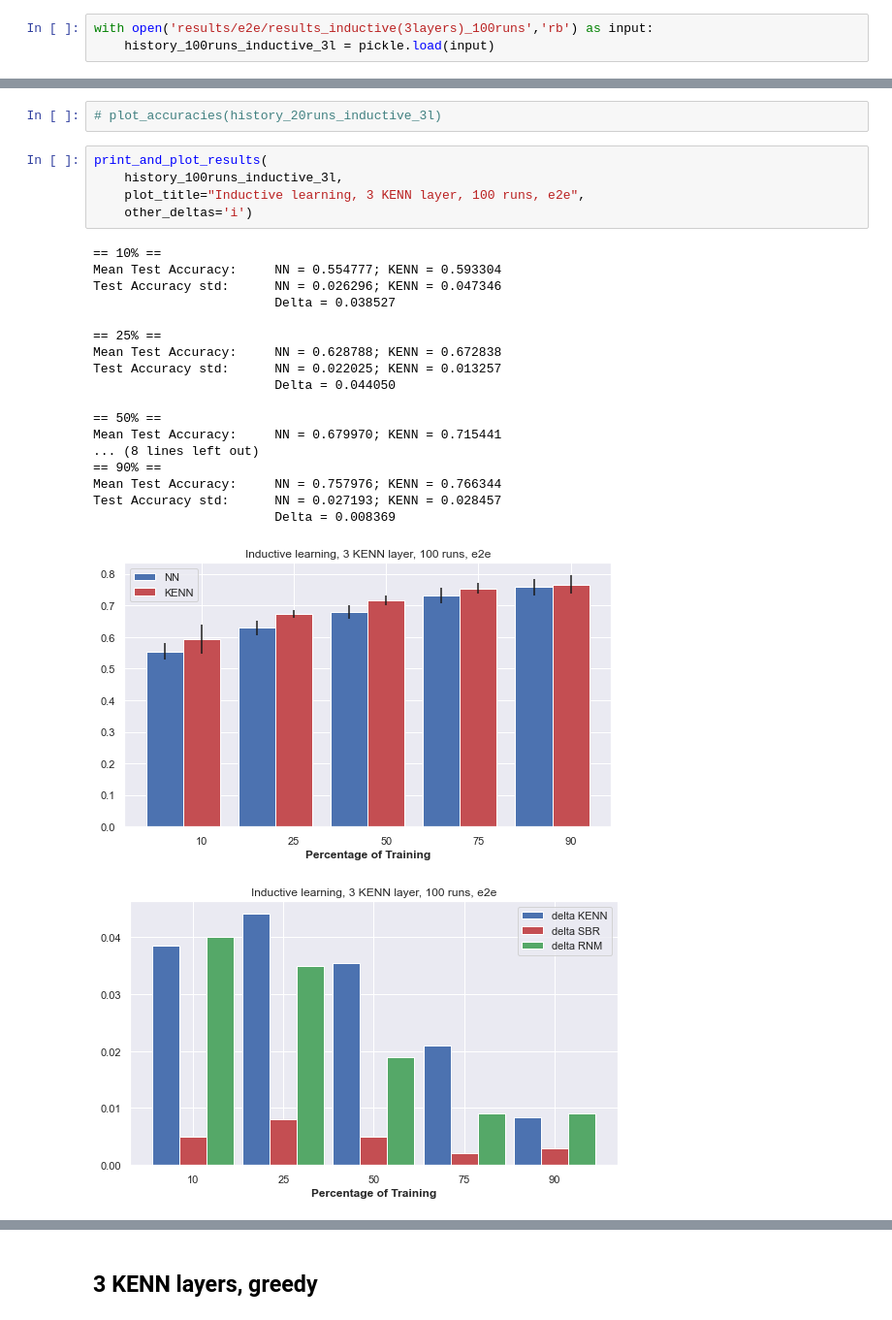
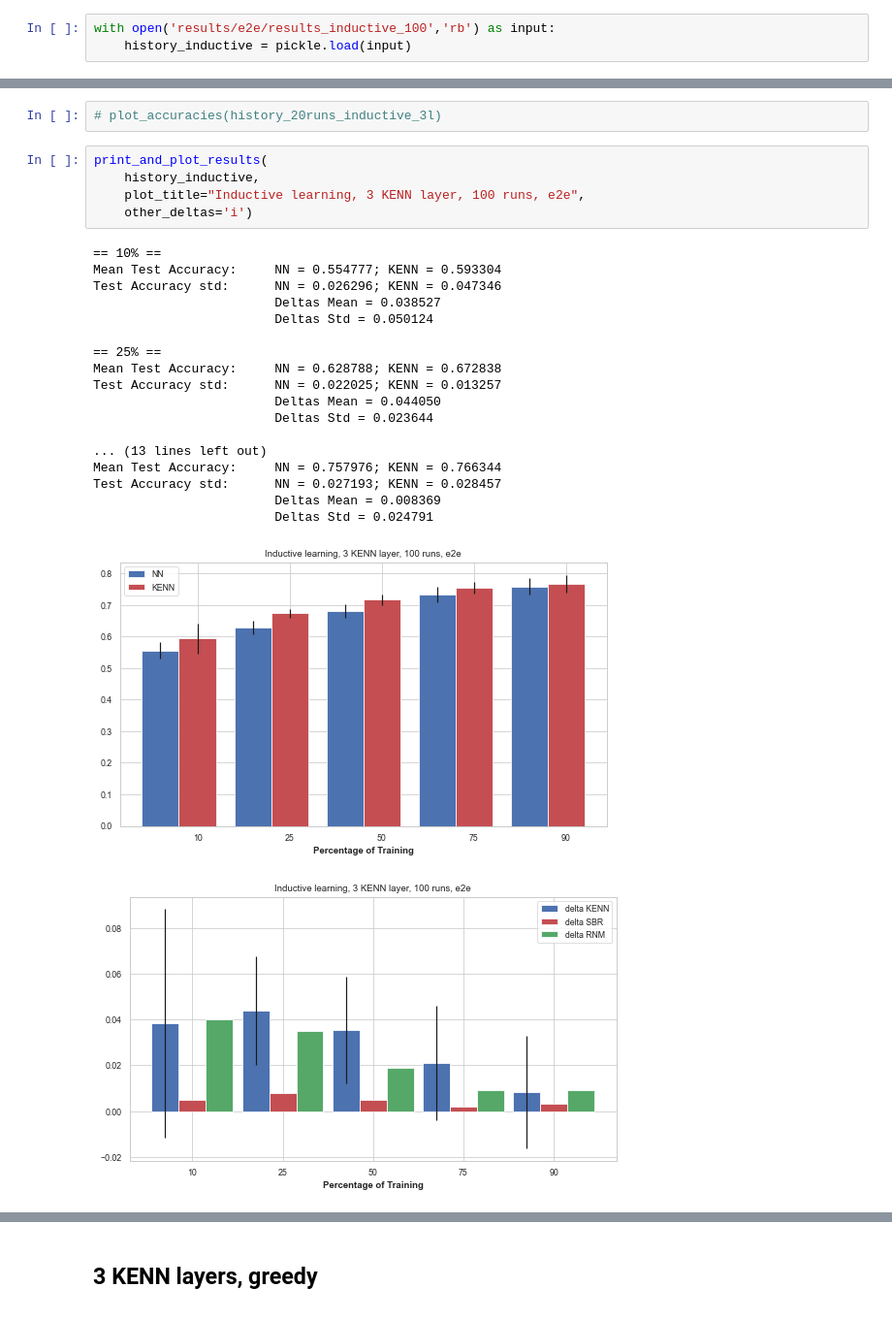
Before and after one commit to rmazzier/KENN-Citeseer-Experiments, a Jupyter notebook: final_results.ipynb, the cells around one changed output, grey strips where cells are left out. Shown at 97% size. Drawn from its saved outputs; the diff is of its cells as text.

Commit message:
clean nb, html and results

```diff
--- a/final_results.ipynb
+++ b/final_results.ipynb
@@ -12,34 +12,34 @@ import pickle
 # %% [markdown]
 ## 3 KENN layers, e2e
 # %%
-with open('results/e2e/results_inductive(3layers)_100runs','rb') as input:
-    history_100runs_inductive_3l = pickle.load(input)
+with open('results/e2e/results_inductive_100','rb') as input:
+    history_inductive = pickle.load(input)
 # %%
 # plot_losses(history_100runs_inductive_3l)
 # %%
 # plot_accuracies(history_20runs_inductive_3l)
 # %%
 print_and_plot_results(
-    history_100runs_inductive_3l,
+    history_inductive,
     plot_title="Inductive learning, 3 KENN layer, 100 runs, e2e",
     other_deltas='i')
 # %% [output]
 == 10% ==
 Mean Test Accuracy:     NN = 0.554777; KENN = 0.593304
 Test Accuracy std:      NN = 0.026296; KENN = 0.047346
-                        Delta = 0.038527
+                        Deltas Mean = 0.038527
+                        Deltas Std = 0.050124
 
 == 25% ==
 Mean Test Accuracy:     NN = 0.628788; KENN = 0.672838
 Test Accuracy std:      NN = 0.022025; KENN = 0.013257
-                        Delta = 0.044050
+                        Deltas Mean = 0.044050
+                        Deltas Std = 0.023644
 
-== 50% ==
-Mean Test Accuracy:     NN = 0.679970; KENN = 0.715441
-... (8 lines left out)
-== 90% ==
+... (13 lines left out)
 Mean Test Accuracy:     NN = 0.757976; KENN = 0.766344
 Test Accuracy std:      NN = 0.027193; KENN = 0.028457
-                        Delta = 0.008369
+                        Deltas Mean = 0.008369
+                        Deltas Std = 0.024791
-[figure, old version]
+[figure, new version]
-[figure, old version]
+[figure, new version]
```
Also changed, not shown: parts of 10 cells of this notebook, 13 other files.
